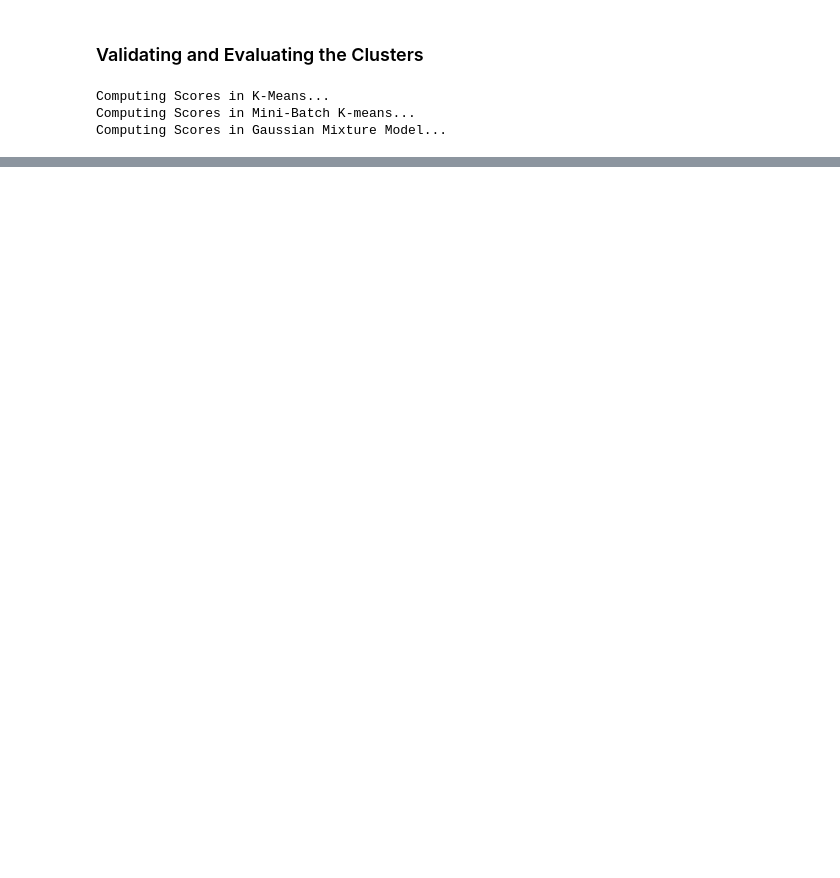
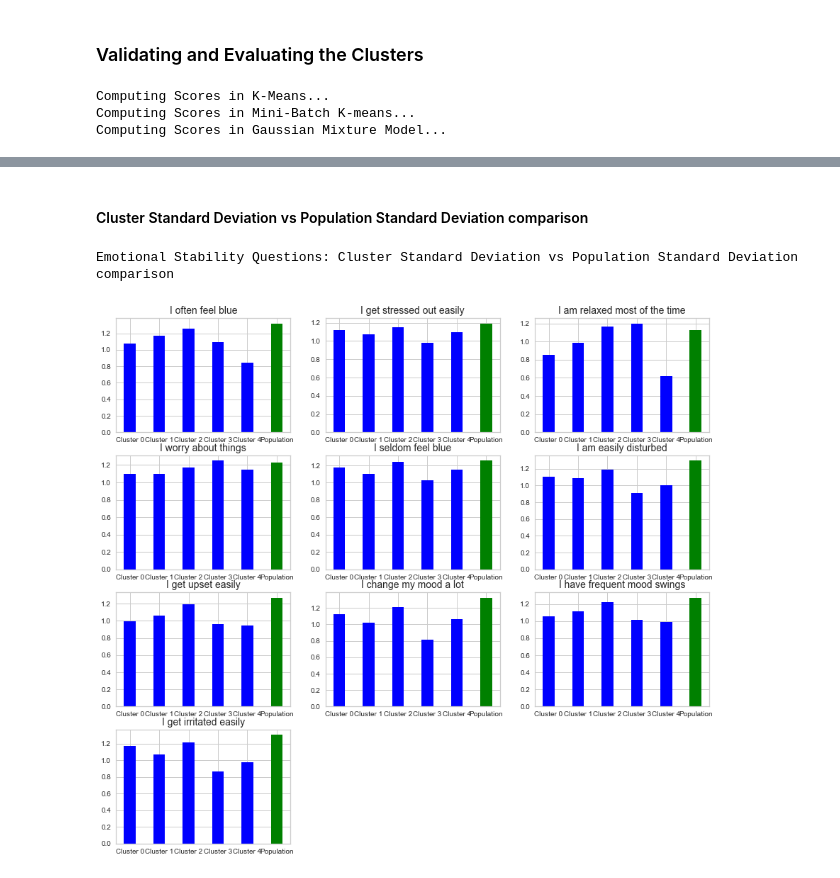
Before and after one commit to gavindizon/STINTSY, a Jupyter notebook: main.ipynb, the cells around one changed output, grey strips where cells are left out. Cells and saved outputs as stored; diff of their text form; code cells hidden in the pictures; blank space fills up the shorter version.

```diff
--- a/main.ipynb
+++ b/main.ipynb
@@ -583,0 +607,8 @@ Emotional Stability Questions: Cluster Mean vs Population Mean comparison
+# %% [markdown]
+#### Cluster Standard Deviation vs Population Standard Deviation comparison
+# %%
+print("Emotional Stability Questions: Cluster Standard Deviation vs Population Standard Deviation comparison")
+compare_two_graphs(EST, est_questions, df_cluster_std[EST_df_cluster].values.transpose(), df[EST_df_cluster].std().transpose(), "Cluster ", "Population STD")
+# %% [output]
+Emotional Stability Questions: Cluster Standard Deviation vs Population Standard Deviation comparison
+[figure, added]
```
Also changed, not shown: parts of 31 cells of this notebook, 1 other file.
